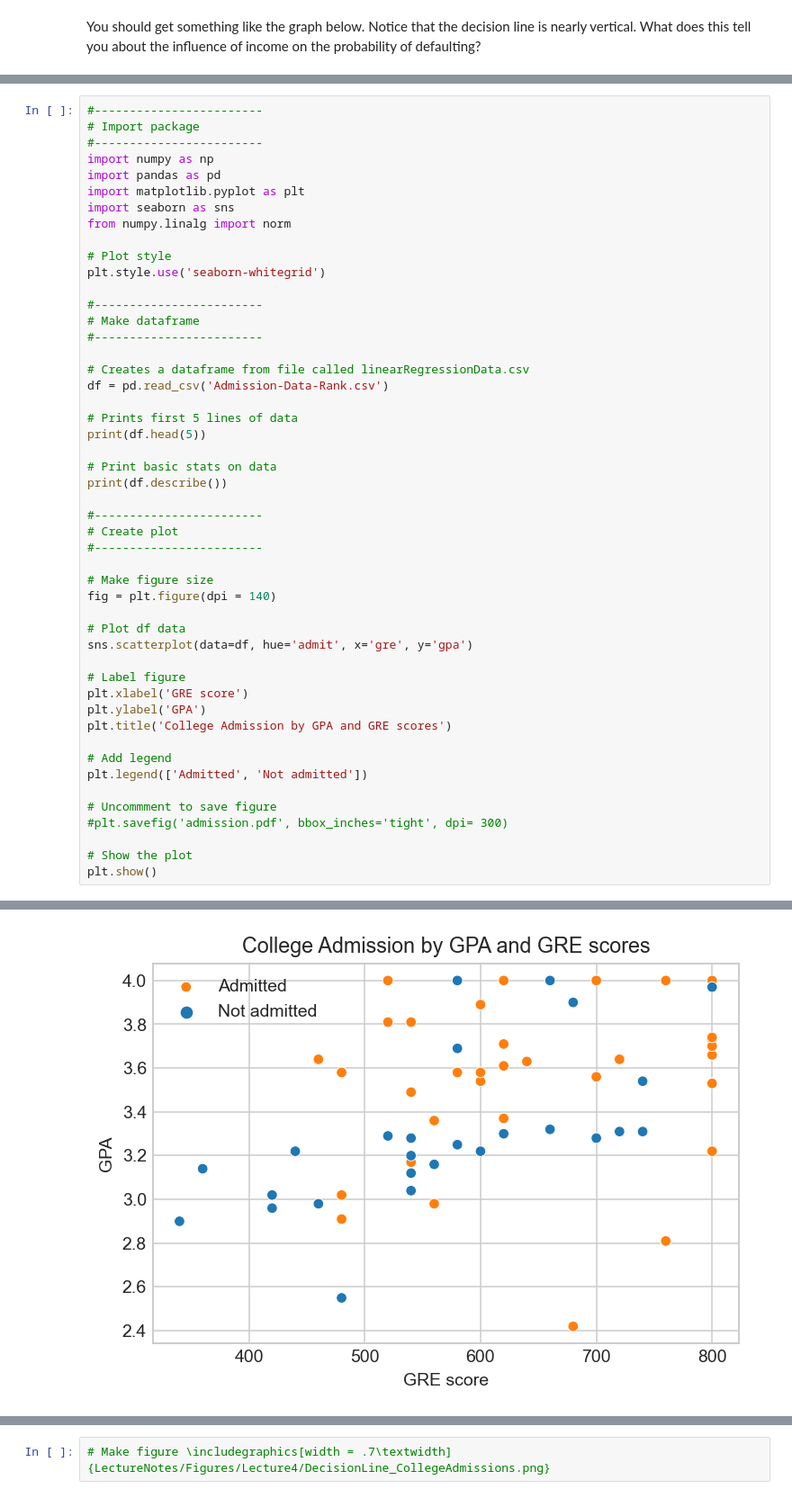
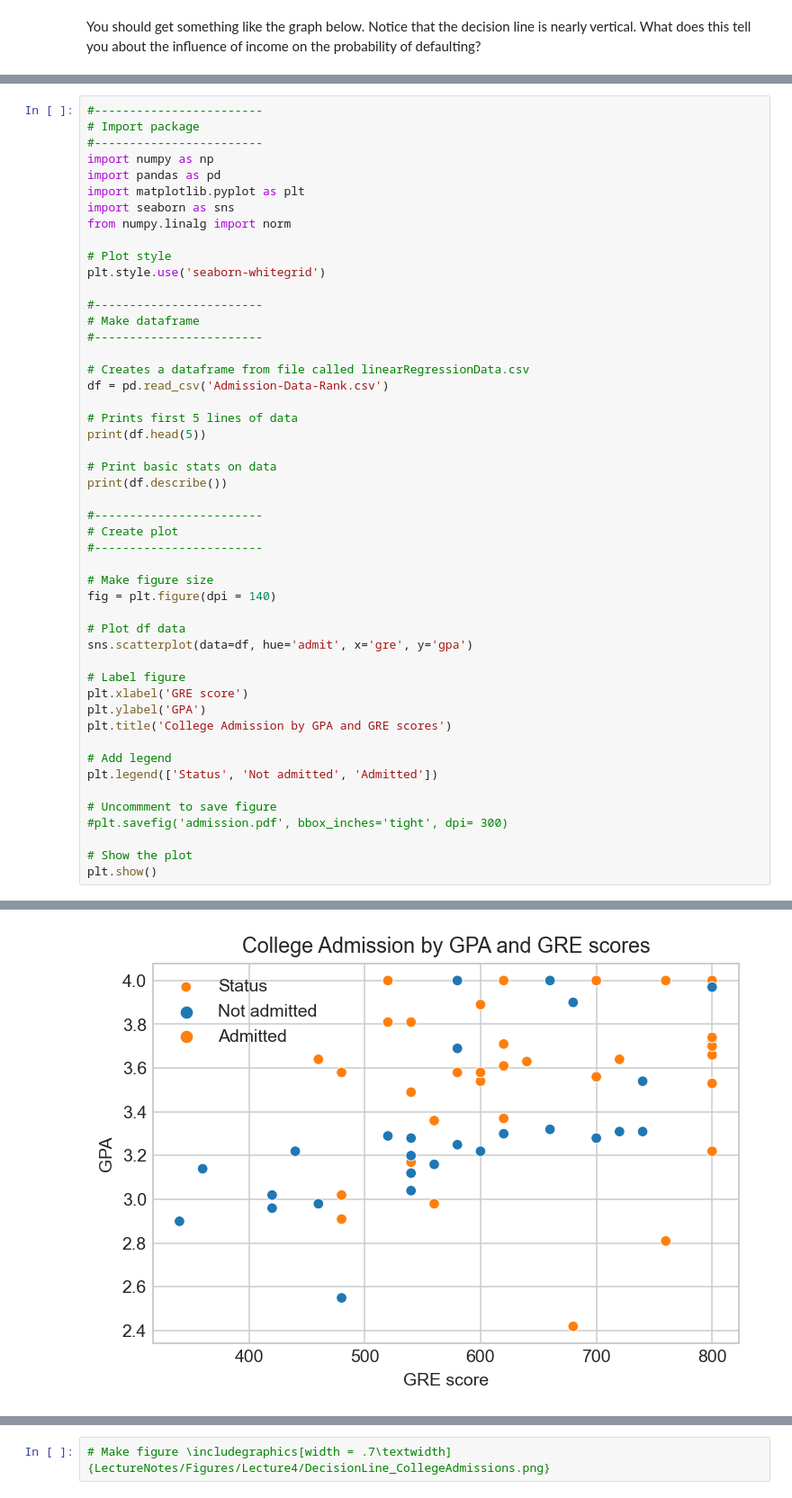
Before and after one commit to cedholm/Gradient-descent-methods-in-machine-learning, a Jupyter notebook: Lesson-4-Logistic-Regression.ipynb, the cells around one changed output, grey strips where cells are left out. Shown at 90% size. Saved outputs shown, nothing was run; the diff lists cells and outputs as text.

```diff
--- a/Lesson-4-Logistic-Regression.ipynb
+++ b/Lesson-4-Logistic-Regression.ipynb
@@ -239,35 +295,35 @@ fig = plt.figure(dpi = 140)
 sns.scatterplot(data=df, hue='admit', x='gre', y='gpa')
 
 # Label figure
 plt.xlabel('GRE score')
 plt.ylabel('GPA')
 plt.title('College Admission by GPA and GRE scores')
 
 # Add legend
-plt.legend(['Admitted', 'Not admitted'])
+plt.legend(['Status', 'Not admitted', 'Admitted'])
 
 # Uncommment to save figure
 #plt.savefig('admission.pdf', bbox_inches='tight', dpi= 300)
 
 # Show the plot
 plt.show()
 # %% [output]
    admit  gre   gpa
 0      1  800  4.00
 1      1  560  2.98
 2      0  440  3.22
 3      1  760  4.00
 4      1  700  4.00
            admit         gre        gpa
 count  61.000000   61.000000  61.000000
 mean    0.540984  611.803279   3.453115
 std     0.502453  120.242924   0.390698
 min     0.000000  340.000000   2.420000
 25%     0.000000  540.000000   3.200000
 50%     1.000000  600.000000   3.530000
 75%     1.000000  700.000000   3.730000
 max     1.000000  800.000000   4.000000
-[figure, old version]
+[figure, new version]
 # %% [markdown]
 **The minimization problem**
 
```
Also changed, not shown: parts of 38 cells of this notebook, 2 other files.
